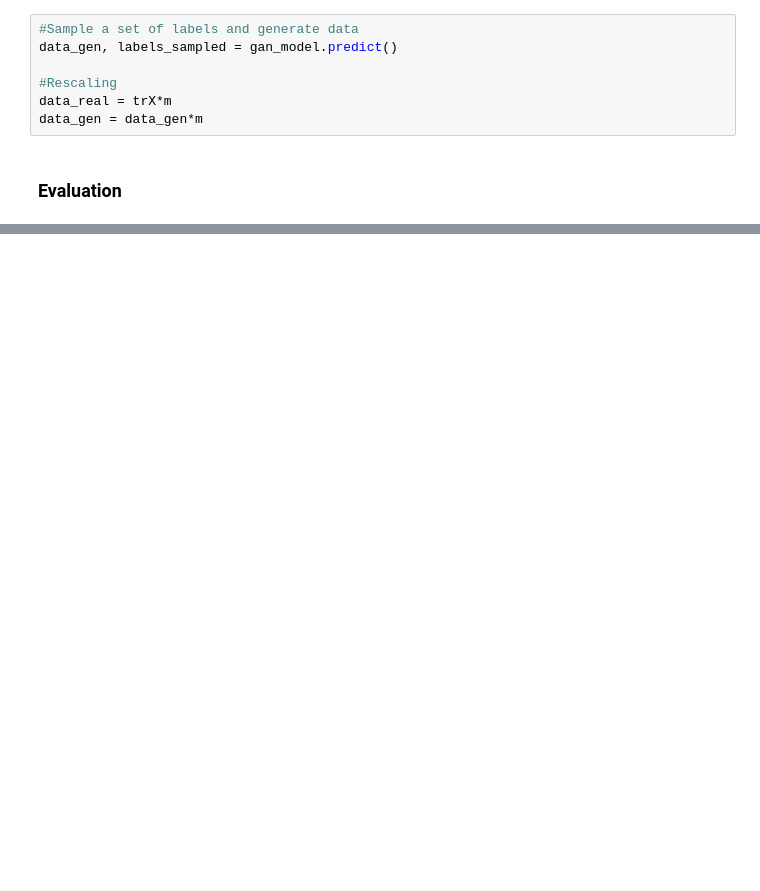
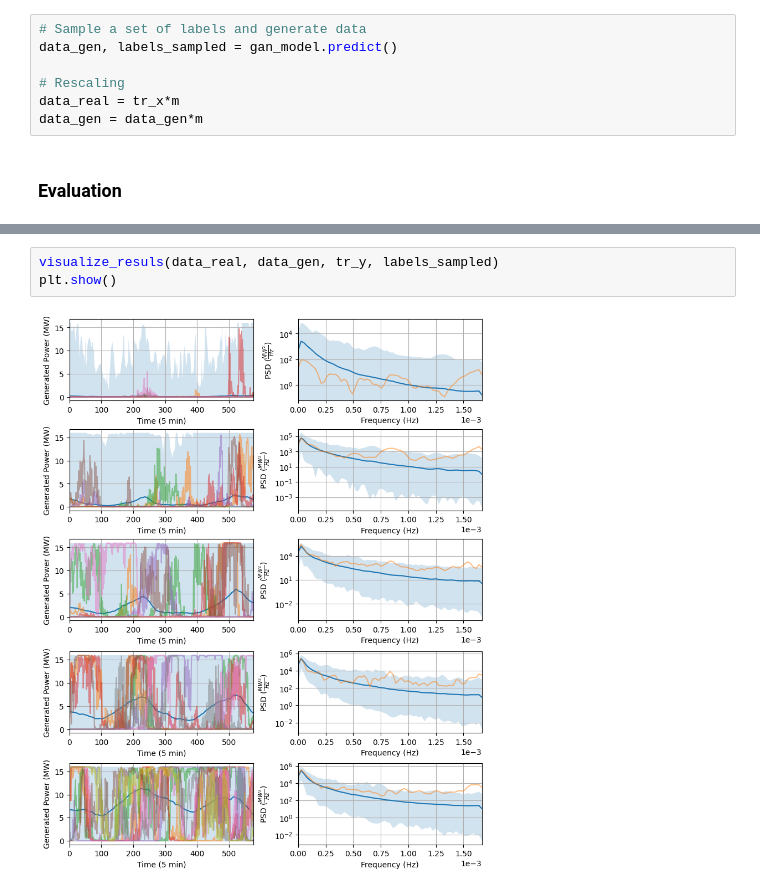
Before and after one commit to haufjan/Renewables_Scenario_Gen_GAN-TensorFlow, a Jupyter notebook: renewables_scenario_gen_gan_wind.ipynb, the cells around one changed output, grey strips where cells are left out. Cells and saved outputs as stored; diff of their text form; blank space fills up the shorter version.

```diff
--- a/renewables_scenario_gen_gan_wind.ipynb
+++ b/renewables_scenario_gen_gan_wind.ipynb
@@ -459,11 +510,11 @@ Elapsed Training Time: 00h 12min 03s
 # %% [markdown]
 ### **Generate Data**
 # %%
-#Sample a set of labels and generate data
+# Sample a set of labels and generate data
 data_gen, labels_sampled = gan_model.predict()
 
-#Rescaling
-data_real = trX*m
+# Rescaling
+data_real = tr_x*m
 data_gen = data_gen*m
 # %% [markdown]
 ### **Evaluation**
@@ -506,0 +558,5 @@ for i, label in enumerate(labels_unique):
+# %%
+visualize_resuls(data_real, data_gen, tr_y, labels_sampled)
+plt.show()
+# %% [output]
+[figure, added]
```
Also changed, not shown: parts of 15 cells of this notebook, 7 other files.
